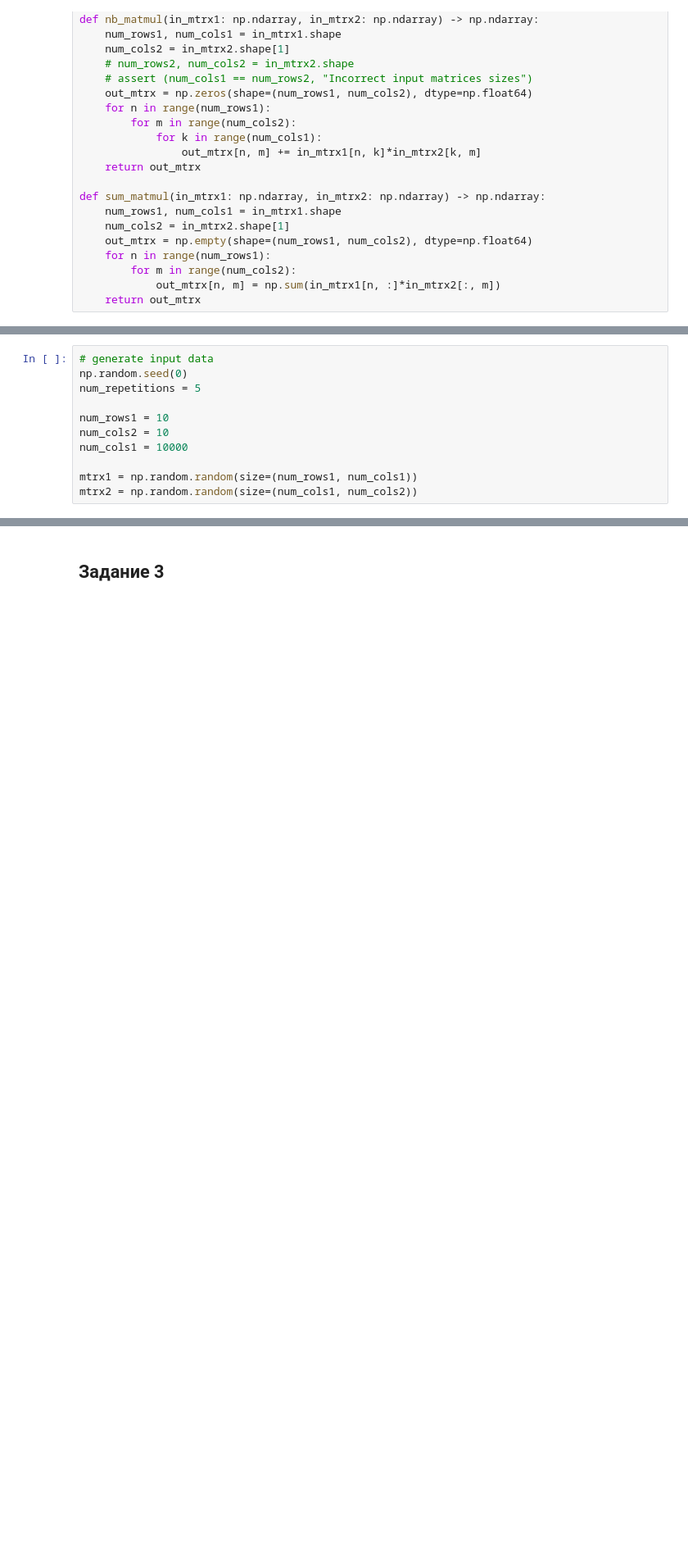
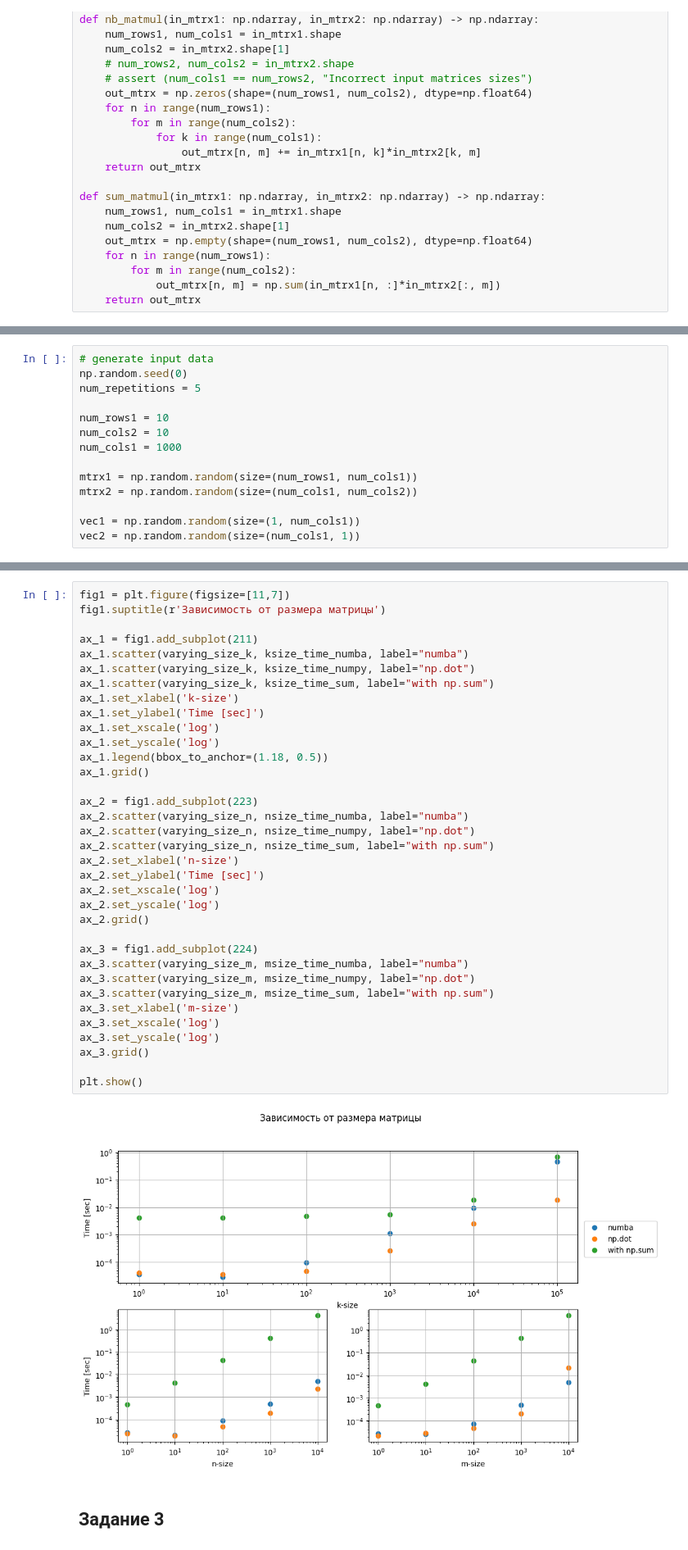
Before and after one commit to isvoropaev02/matrix_algorithms, a Jupyter notebook: lab1/main_lab1.ipynb, the cells around one changed output, grey strips where cells are left out. Shown at 82% size. Drawn from its saved outputs; the diff is of its cells as text; blank space fills up the shorter version.

```diff
--- a/lab1/main_lab1.ipynb
+++ b/lab1/main_lab1.ipynb
@@ -69,7 +55,10 @@ num_repetitions = 5
 
 num_rows1 = 10
 num_cols2 = 10
-num_cols1 = 10000
+num_cols1 = 1000
 
 mtrx1 = np.random.random(size=(num_rows1, num_cols1))
 mtrx2 = np.random.random(size=(num_cols1, num_cols2))
+
+vec1 = np.random.random(size=(1, num_cols1))
+vec2 = np.random.random(size=(num_cols1, 1))
@@ -207,2 +167,39 @@ plt.show()
+# %%
+fig1 = plt.figure(figsize=[11,7])
+fig1.suptitle(r'Зависимость от размера матрицы')
+
+ax_1 = fig1.add_subplot(211)
+ax_1.scatter(varying_size_k, ksize_time_numba, label="numba")
+ax_1.scatter(varying_size_k, ksize_time_numpy, label="np.dot")
+ax_1.scatter(varying_size_k, ksize_time_sum, label="with np.sum")
+ax_1.set_xlabel('k-size')
+ax_1.set_ylabel('Time [sec]')
+ax_1.set_xscale('log')
+ax_1.set_yscale('log')
+ax_1.legend(bbox_to_anchor=(1.18, 0.5))
+ax_1.grid()
+
+ax_2 = fig1.add_subplot(223)
+ax_2.scatter(varying_size_n, nsize_time_numba, label="numba")
+ax_2.scatter(varying_size_n, nsize_time_numpy, label="np.dot")
+ax_2.scatter(varying_size_n, nsize_time_sum, label="with np.sum")
+ax_2.set_xlabel('n-size')
+ax_2.set_ylabel('Time [sec]')
+ax_2.set_xscale('log')
+ax_2.set_yscale('log')
+ax_2.grid()
+
+ax_3 = fig1.add_subplot(224)
+ax_3.scatter(varying_size_m, msize_time_numba, label="numba")
+ax_3.scatter(varying_size_m, msize_time_numpy, label="np.dot")
+ax_3.scatter(varying_size_m, msize_time_sum, label="with np.sum")
+ax_3.set_xlabel('m-size')
+ax_3.set_xscale('log')
+ax_3.set_yscale('log')
+ax_3.grid()
+
+plt.show()
+# %% [output]
+[figure, added]
 # %% [markdown]
 ## Задание 3
```
Also changed, not shown: parts of 12 cells of this notebook.
